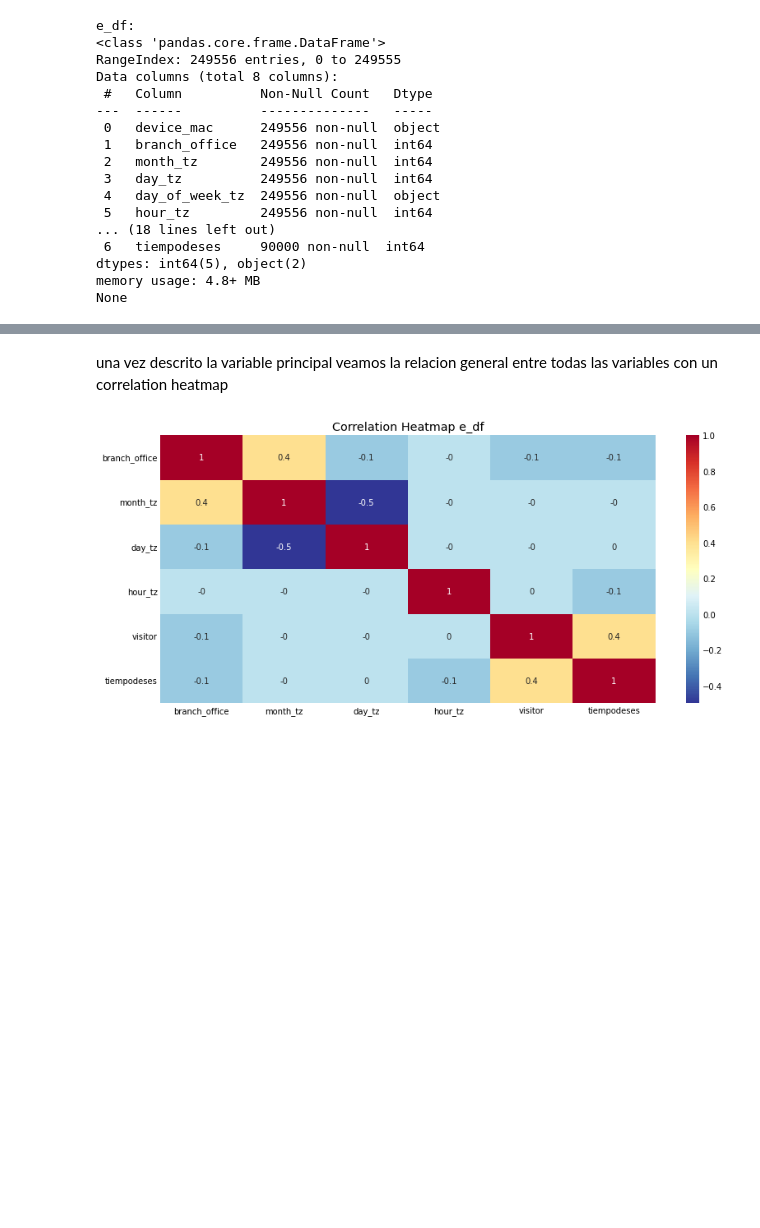
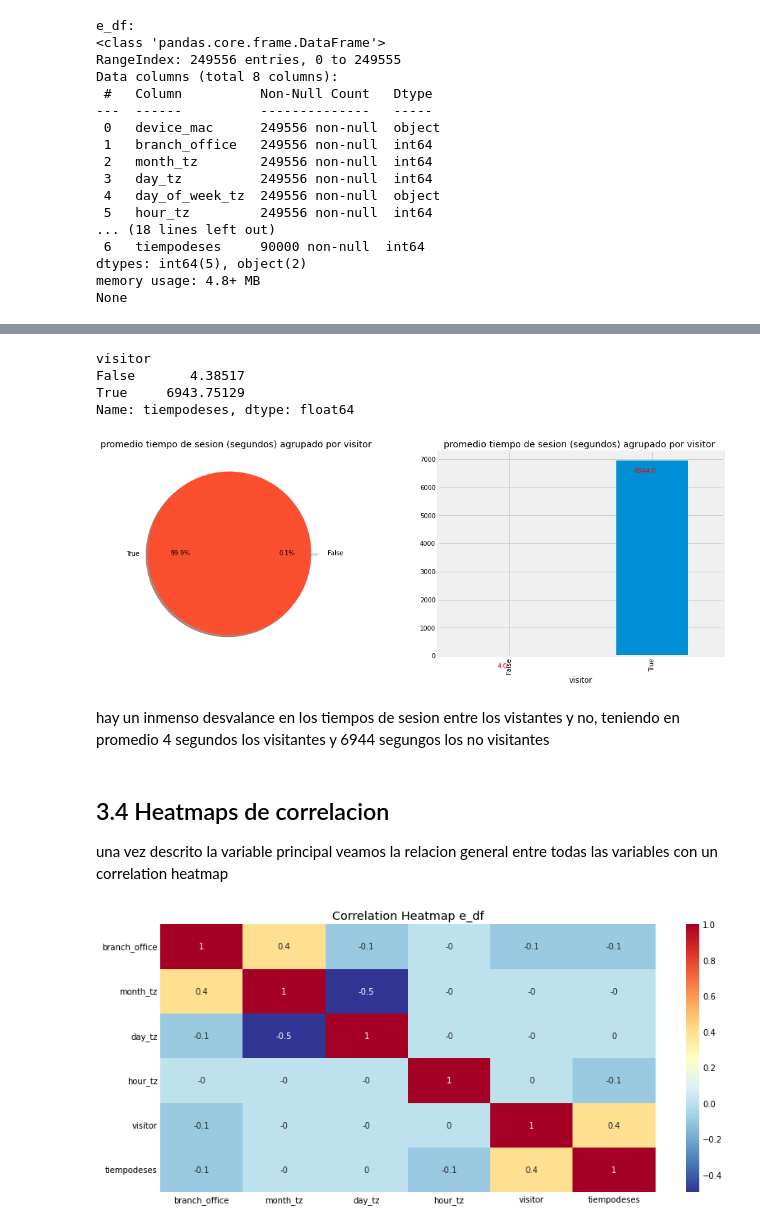
Before and after one commit to EiderDiaz/devf_interview, a Jupyter notebook: Científico_a_de_Datos_DEVF.ipynb, the cells around one changed output, grey strips where cells are left out. Saved outputs shown, nothing was run; the diff lists cells and outputs as text; code cells hidden in the pictures; blank space fills up the shorter version.

```diff
--- a/Científico_a_de_Datos_DEVF.ipynb
+++ b/Científico_a_de_Datos_DEVF.ipynb
@@ -214,4 +247,32 @@ plt.show()
+# %%
+#cuanto tiempo en promedio dura un visitante y un no visitante
+print(e_df.groupby("visitor")["tiempodeses"].mean())
+f,ax=plt.subplots(1,2,figsize=(16,6))
+e_df.groupby("visitor")["tiempodeses"].mean().plot.pie(explode=[0,0.1],  autopct='%1.1f%%',ax=ax[0],shadow=True)
+
+ax[0].set_title('promedio tiempo de sesion (segundos) agrupado por visitor ')
+ax[0].set_ylabel('')
+
+# histogram de visitor
+e_df.groupby("visitor")["tiempodeses"].mean().plot.bar()
+ax[1].set_title('promedio tiempo de sesion (segundos) agrupado por visitor ')
+#trick for display the count pretty
+for p in ax[1].patches:
+    ax[1].annotate(f'\n{np.round(p.get_height())}', (p.get_x()+0.2, p.get_height()), ha='center', va='top', color='red', size=10)
+plt.show()
+# %% [output]
+visitor
+False       4.38517
+True     6943.75129
+Name: tiempodeses, dtype: float64
+[figure, added]
+# %% [markdown]
+hay un inmenso desvalance en los tiempos de sesion entre los vistantes y no, teniendo en promedio 4 segundos los visitantes y 6944 segungos los no visitantes
 # %% [markdown]
+<a id="3.4"> </a>
+
+## 3.4 Heatmaps de correlacion
+
 una vez descrito la variable principal veamos la relacion general entre todas las variables con un correlation heatmap
 # %%
 e_df_corrs = round(e_df.corr(),1)
```
Also changed, not shown: parts of 26 cells of this notebook, 1 other file.
